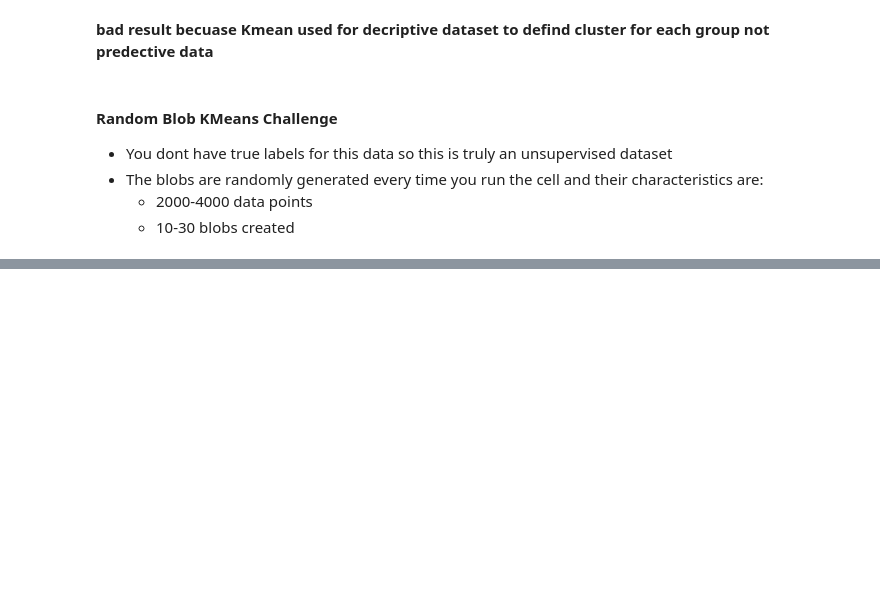
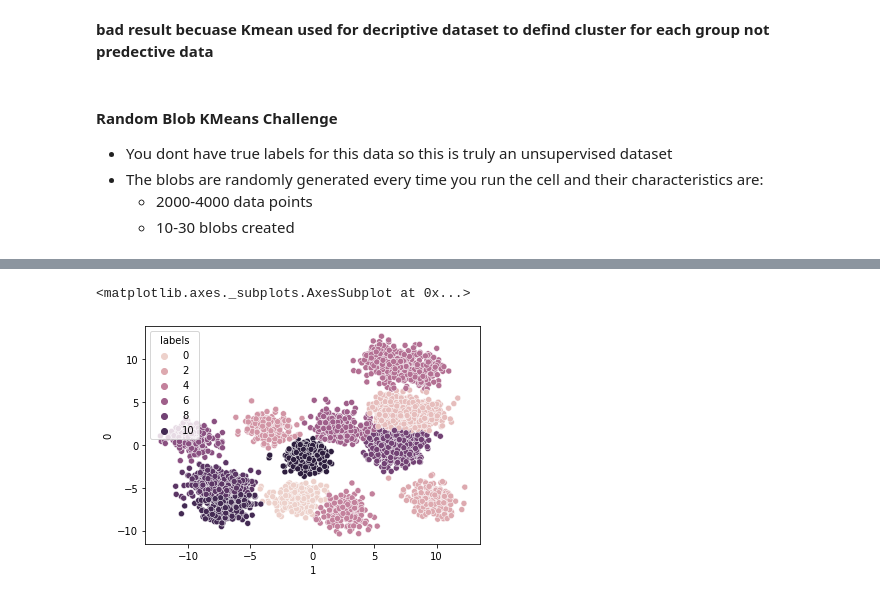
Before and after one commit to helah20/Machine_learning, a Jupyter notebook: KMeans.ipynb, the cells around one changed output, grey strips where cells are left out. Saved outputs shown, nothing was run; the diff lists cells and outputs as text; code cells hidden in the pictures; blank space fills up the shorter version.

```diff
--- a/KMeans.ipynb
+++ b/KMeans.ipynb
@@ -223,4 +214,7 @@ preds=km.fit_predict(sc1) # make labe and prediction in single step
 # Compute Accuracy Score of KMean Labels with True Labels
 df_blob["labels"] =preds
 # %%
-sns.scatterplot(x=1 , y=0 ,hue='labels', data=df_blob , cmap='Blous')
+sns.scatterplot(x=1 , y=0 ,hue='labels', data=df_blob )
+# %% [output]
+<matplotlib.axes._subplots.AxesSubplot at 0x...>
+[figure, added]
```
Also changed, not shown: parts of 11 cells of this notebook.
